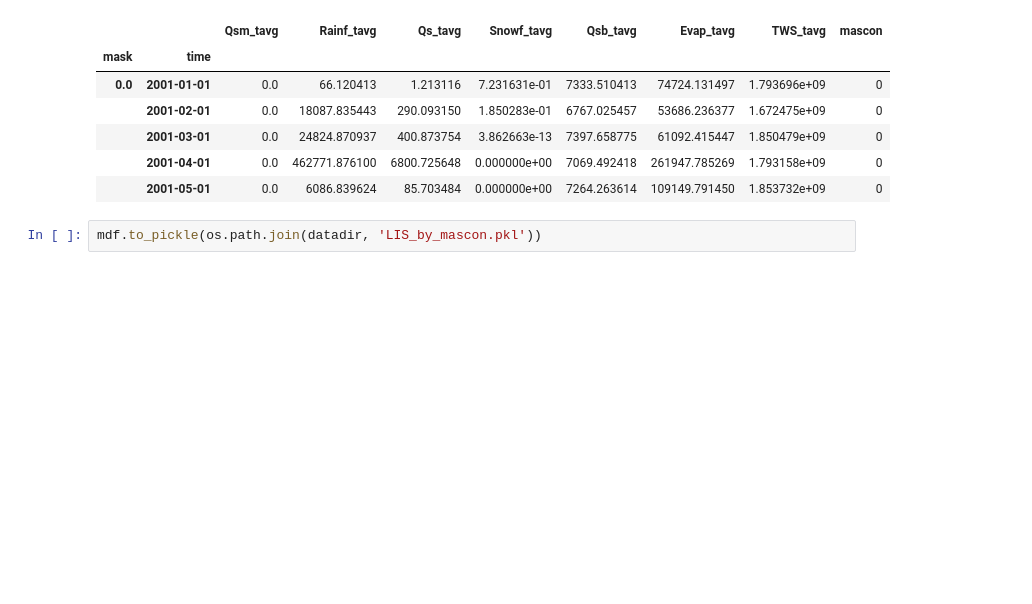
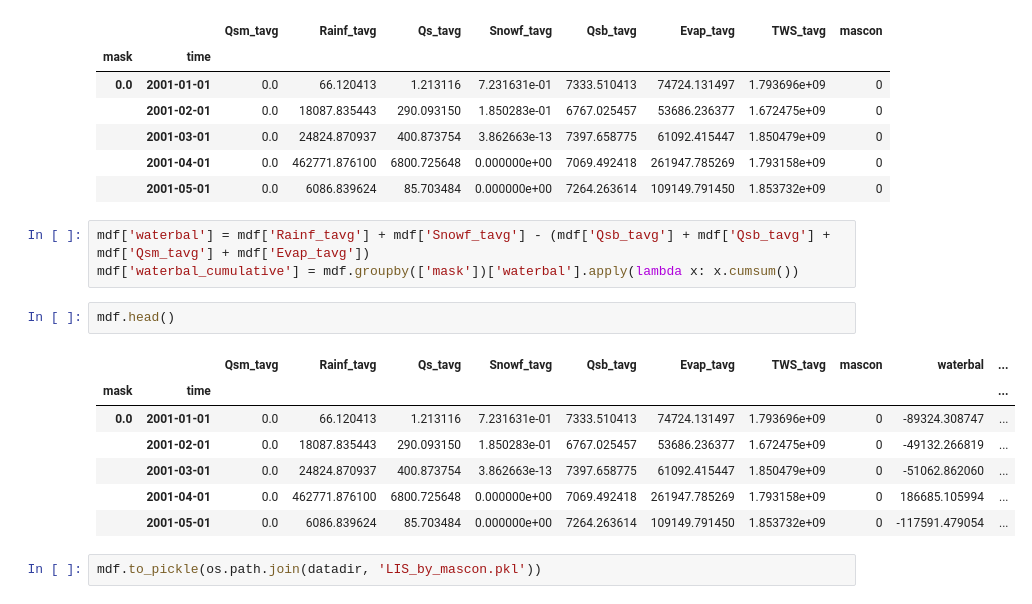
Before and after one commit to NASA-Planetary-Science/HiMAT, a Jupyter notebook: Projects/GRACE_MASCON/GRACE_LandInformationSystem.ipynb, the cells around one changed output. Drawn from its saved outputs; the diff is of its cells as text; blank space fills up the shorter version.

Commit message:
Add waterbal calculations

```diff
--- a/Projects/GRACE_MASCON/GRACE_LandInformationSystem.ipynb
+++ b/Projects/GRACE_MASCON/GRACE_LandInformationSystem.ipynb
@@ -170,6 +170,19 @@ mdf.head()
 |  | 2001-03-01 | 0.0 | 24824.870937 | 400.873754 | 3.862663e-13 | 7397.658775 | 61092.415447 | 1.850479e+09 | 0 |
 |  | 2001-04-01 | 0.0 | 462771.876100 | 6800.725648 | 0.000000e+00 | 7069.492418 | 261947.785269 | 1.793158e+09 | 0 |
 |  | 2001-05-01 | 0.0 | 6086.839624 | 85.703484 | 0.000000e+00 | 7264.263614 | 109149.791450 | 1.853732e+09 | 0 |
+# %%
+mdf['waterbal'] = mdf['Rainf_tavg'] + mdf['Snowf_tavg'] - (mdf['Qsb_tavg'] + mdf['Qsb_tavg'] + mdf['Qsm_tavg'] + mdf['Evap_tavg'])
+mdf['waterbal_cumulative'] = mdf.groupby(['mask'])['waterbal'].apply(lambda x: x.cumsum())
+# %%
+mdf.head()
+# %% [output]
+|  |  | Qsm_tavg | Rainf_tavg | Qs_tavg | Snowf_tavg | Qsb_tavg | Evap_tavg | TWS_tavg | mascon | waterbal | ... |
+| mask | time |  |  |  |  |  |  |  |  |  | ... |
+| 0.0 | 2001-01-01 | 0.0 | 66.120413 | 1.213116 | 7.231631e-01 | 7333.510413 | 74724.131497 | 1.793696e+09 | 0 | -89324.308747 | ... |
+|  | 2001-02-01 | 0.0 | 18087.835443 | 290.093150 | 1.850283e-01 | 6767.025457 | 53686.236377 | 1.672475e+09 | 0 | -49132.266819 | ... |
+|  | 2001-03-01 | 0.0 | 24824.870937 | 400.873754 | 3.862663e-13 | 7397.658775 | 61092.415447 | 1.850479e+09 | 0 | -51062.862060 | ... |
+|  | 2001-04-01 | 0.0 | 462771.876100 | 6800.725648 | 0.000000e+00 | 7069.492418 | 261947.785269 | 1.793158e+09 | 0 | 186685.105994 | ... |
+|  | 2001-05-01 | 0.0 | 6086.839624 | 85.703484 | 0.000000e+00 | 7264.263614 | 109149.791450 | 1.853732e+09 | 0 | -117591.479054 | ... |
 # %%
 mdf.to_pickle(os.path.join(datadir, 'LIS_by_mascon.pkl'))
 # %% [markdown]
```
